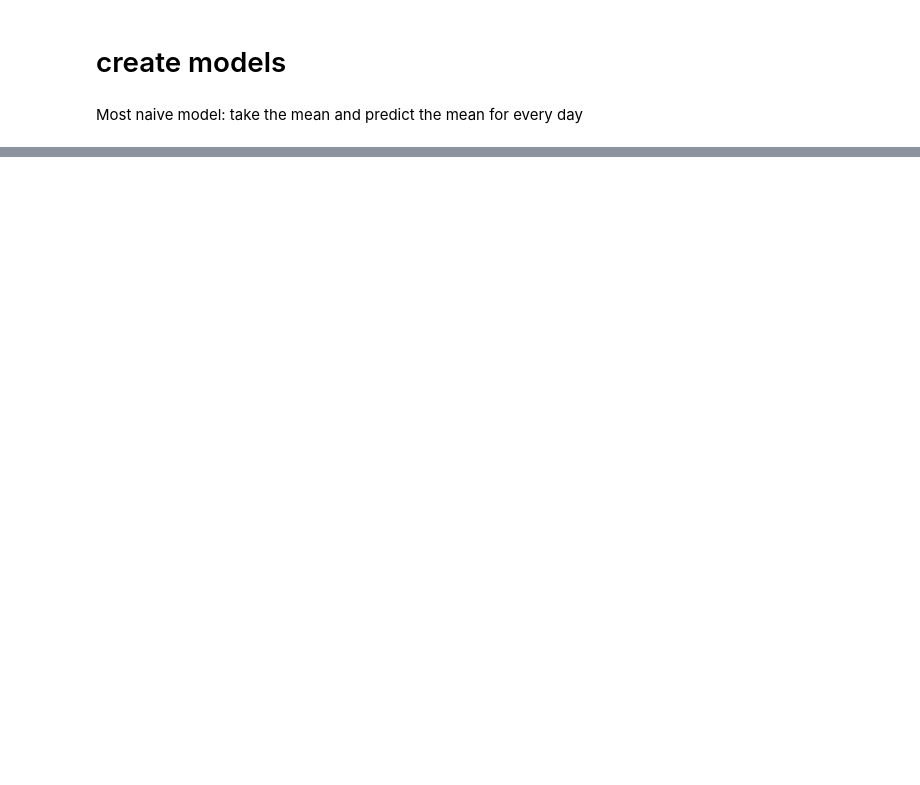
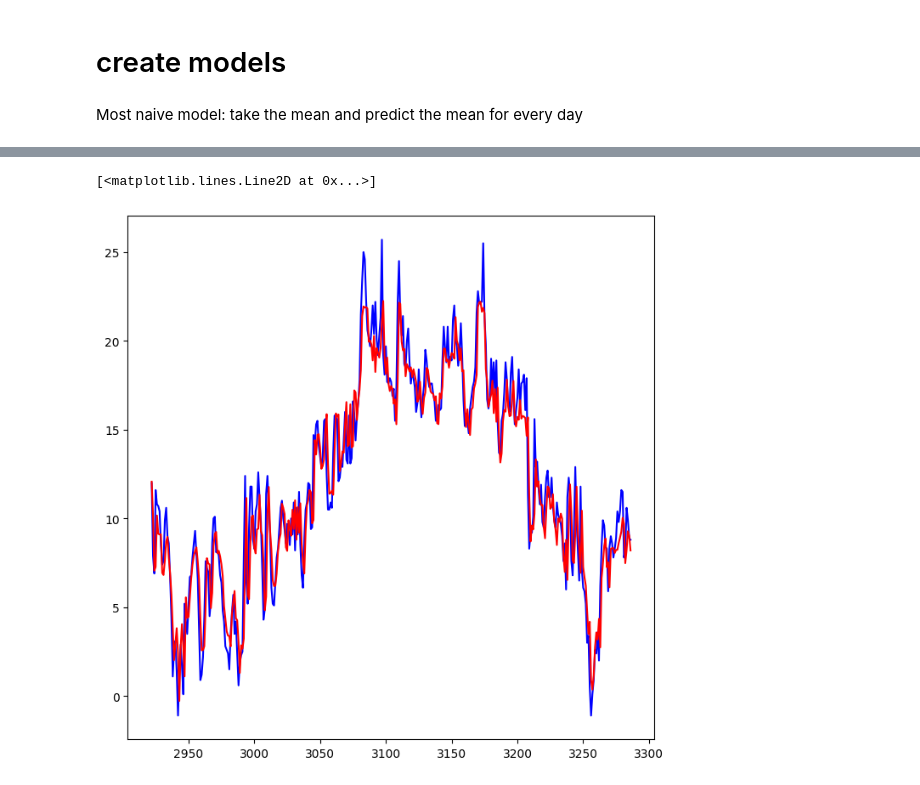
Before and after one commit to MrBr00d/weather_forecast, a Jupyter notebook: main.ipynb, the cells around one changed output, grey strips where cells are left out. Saved outputs shown, nothing was run; the diff lists cells and outputs as text; code cells hidden in the pictures; blank space fills up the shorter version.

Commit message:
modelletje

```diff
--- a/main.ipynb
+++ b/main.ipynb
@@ -77,18 +87,19 @@ ideas are:
 <li>add sine wave with period of 1 year</l1>
 </ul>
 # %%
-df_sin = df.reset_index()
-df_sin.drop("date", axis=1, inplace=True)
-sinwave = models_nick.make_sin(len_sin=len(df_sin), period=365, offset=2, amplitude=10, mean=np.mean(df_sin["temp"]))
-df_sin["sin"] = sinwave
+df_clean = df.reset_index()
+df_clean.drop("date", axis=1, inplace=True)
+sinwave = models_nick.make_sin(len_sin=len(df_clean), period=365, offset=2, amplitude=10, mean=np.mean(df_clean["temp"]))
+df_clean["sin"] = sinwave
 plt.figure(figsize=(10,10))
-plt.plot(df_sin["index"], df_sin["temp"])
-plt.plot(df_sin["index"], df_sin["sin"])
+plt.plot(df_clean["index"], df_clean["temp"])
+plt.plot(df_clean["index"], df_clean["sin"])
 plt.xlim(0,500)
 # %% [output]
 (0.0, 500.0)
 [figure]
 # %%
-df_test = models_nick.create_lag(df_sin, lag_cols=["temp", "precip", "cloud", "pressure"], lag_num=[1,2,3])
-df_test.drop(["precip", "cloud", "pressure"], axis=1, inplace=True)
+df_clean = models_nick.create_lag(df_clean, lag_cols=["temp", "precip", "cloud", "pressure"], lag_num=[1,2,3])
+df_clean.drop(["precip", "cloud", "pressure"], axis=1, inplace=True)
+df_clean
 # %% [output]
@@ -115,0 +145,14 @@ Most naive model: take the mean and predict the mean for every day
+# %%
+df_reg = df_clean.copy()
+df_reg.drop("index", axis=1, inplace=True)
+df_reg = df_reg.dropna()
+
+X = df_reg.copy()
+y = X.pop("temp")
+X_train,X_test,y_train,y_test = train_test_split(X,y, test_size=(1/9), shuffle=False)
+
+reg = GradientBoostingRegressor(n_estimators=500, learning_rate=0.01, loss="absolute_error")
+reg.fit(X_train, y_train)
+yhat = reg.predict(X_test)
+MAE = (mean_absolute_error(y_test, yhat))
+print(f"the Mean absolute error is: {MAE}")
@@ -115,0 +177,7 @@ Most naive model: take the mean and predict the mean for every day
+# %%
+plt.figure(figsize=(8,8))
+plt.plot(X_test.index,y_test, color = "b")
+plt.plot(X_test.index,yhat, color = "r")
+# %% [output]
+[<matplotlib.lines.Line2D at 0x...>]
+[figure, added]
```
Also changed, not shown: parts of 7 cells of this notebook.
